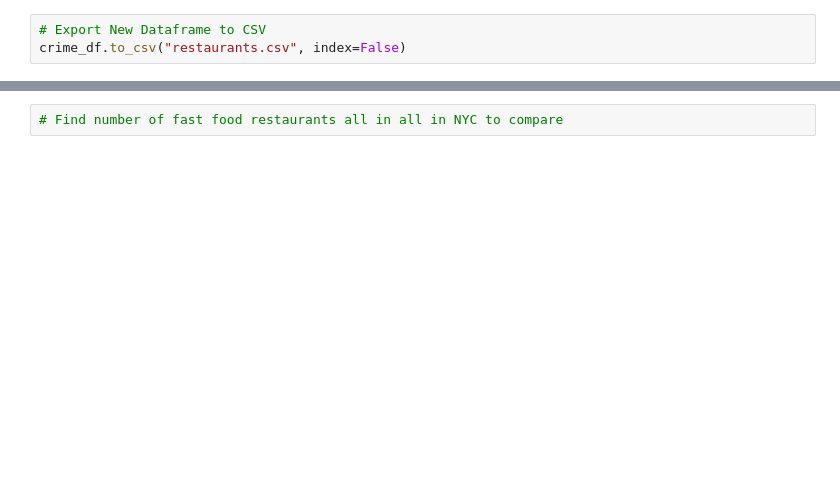
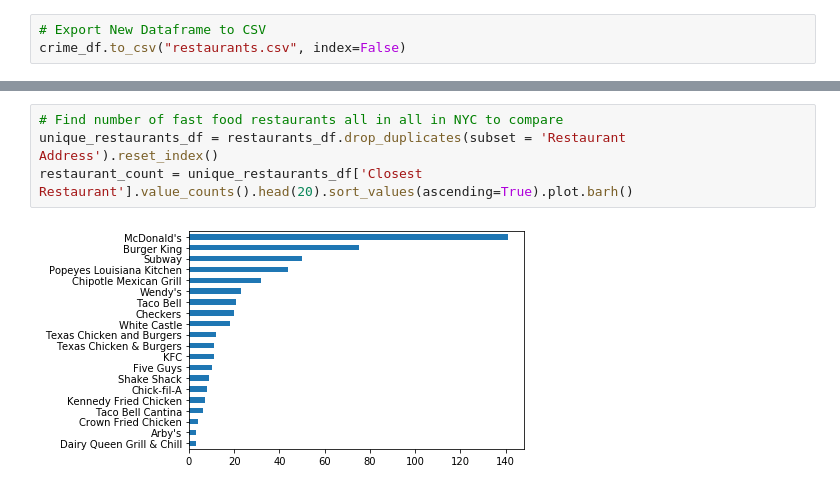
Before and after one commit to markmessick/nyc-crime-analysis, a Jupyter notebook: analysis_ba.ipynb, the cells around one changed output, grey strips where cells are left out. Drawn from its saved outputs; the diff is of its cells as text; blank space fills up the shorter version.

```diff
--- a/analysis_ba.ipynb
+++ b/analysis_ba.ipynb
@@ -155,2 +173,6 @@ restaurants_df['Closest Restaurant'].value_counts().head(10).plot.bar()
 # %%
 # Find number of fast food restaurants all in all in NYC to compare
+unique_restaurants_df = restaurants_df.drop_duplicates(subset = 'Restaurant Address').reset_index()
+restaurant_count = unique_restaurants_df['Closest Restaurant'].value_counts().head(20).sort_values(ascending=True).plot.barh()
+# %% [output]
+[figure, added]
```
Also changed, not shown: parts of 11 cells of this notebook, 1 other file.
